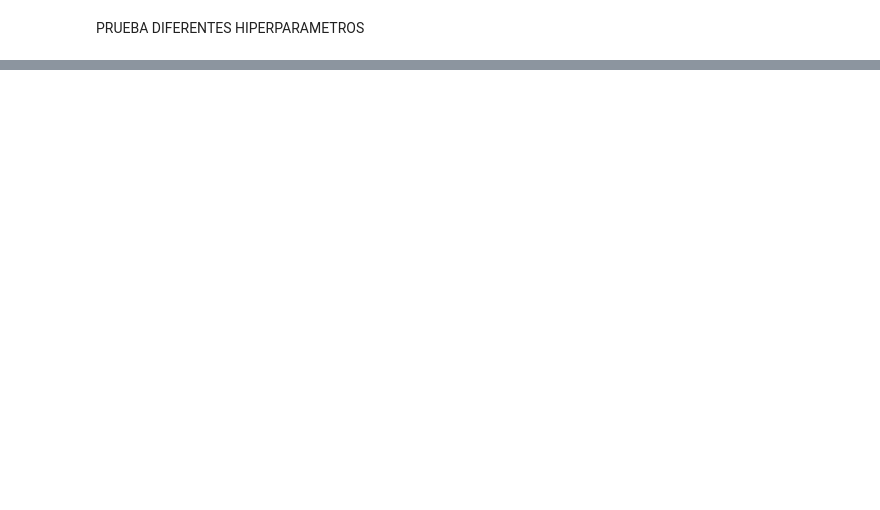
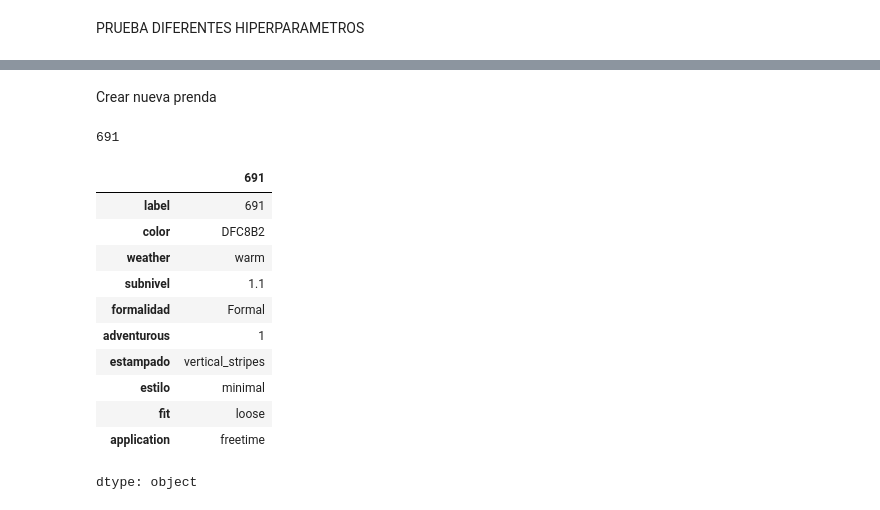
Before and after one commit to xaabizulu/24_25_3_R10_Verde_Oscuro, a Jupyter notebook: 03_GNN_grafos.ipynb, the cells around one changed output, grey strips where cells are left out. Saved outputs shown, nothing was run; the diff lists cells and outputs as text; code cells hidden in the pictures; blank space fills up the shorter version.

```diff
--- a/03_GNN_grafos.ipynb
+++ b/03_GNN_grafos.ipynb
@@ -274,0 +293,11 @@ if __name__ == "__main__":
+# %%
+# Realizar el split de datos fuera del bucle
+split = RandomLinkSplit(
+    num_val=0.05,
+    num_test=0.1,
+    is_undirected=True,
+    add_negative_train_samples=False,
+    neg_sampling_ratio=1.0,
+    edge_types=[0]
+)
+train_data, val_data, test_data = split(G7_data)
@@ -526,0 +547,21 @@ plot_weight_evolution(model)
+# %% [markdown]
+Crear nueva prenda
+# %%
+test_data.edge_label_index[0][0].item()
+# %% [output]
+691
+# %%
+df_caracteristicas_nodos.iloc[test_data.edge_label_index[0][0].item()]
+# %% [output]
+|  | 691 |
+| label | 691 |
+| color | DFC8B2 |
+| weather | warm |
+| subnivel | 1.1 |
+| formalidad | Formal |
+| adventurous | 1 |
+| estampado | vertical_stripes |
+| estilo | minimal |
+| fit | loose |
+| application | freetime |
+dtype: object
```
Also changed, not shown: parts of 26 cells of this notebook.
